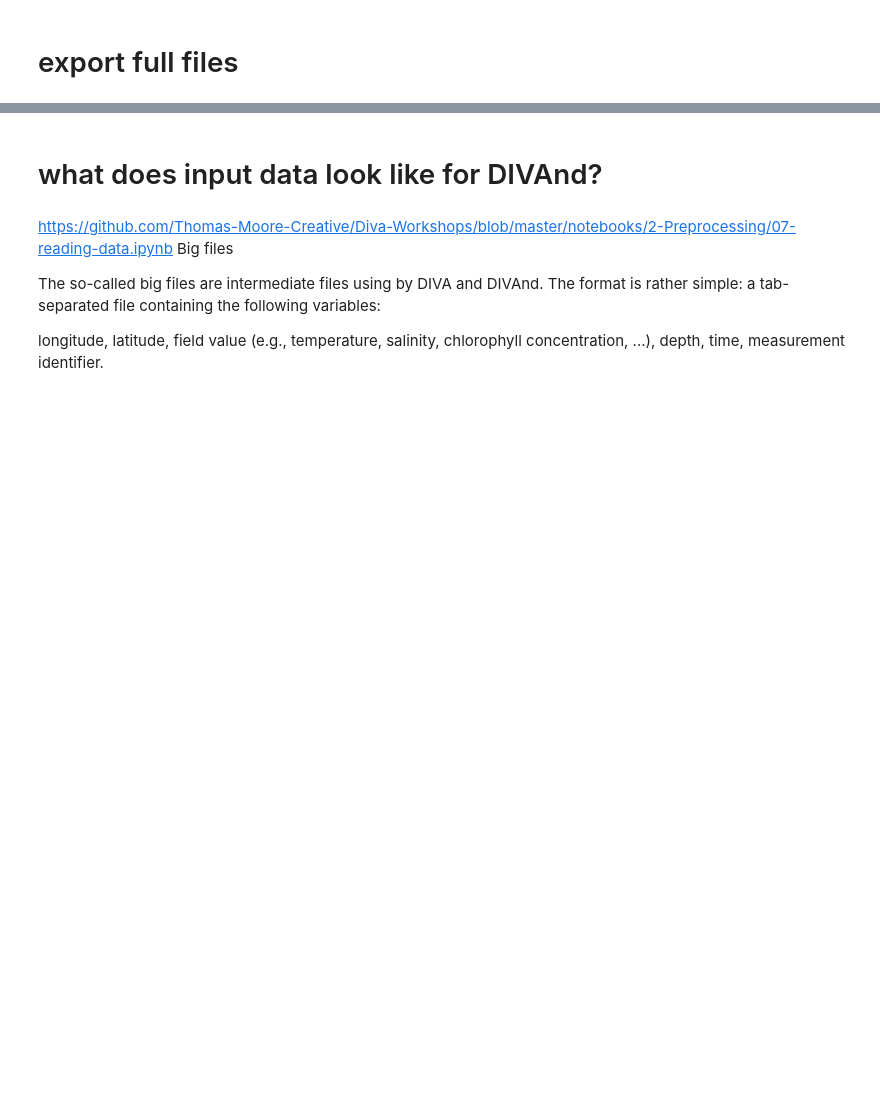
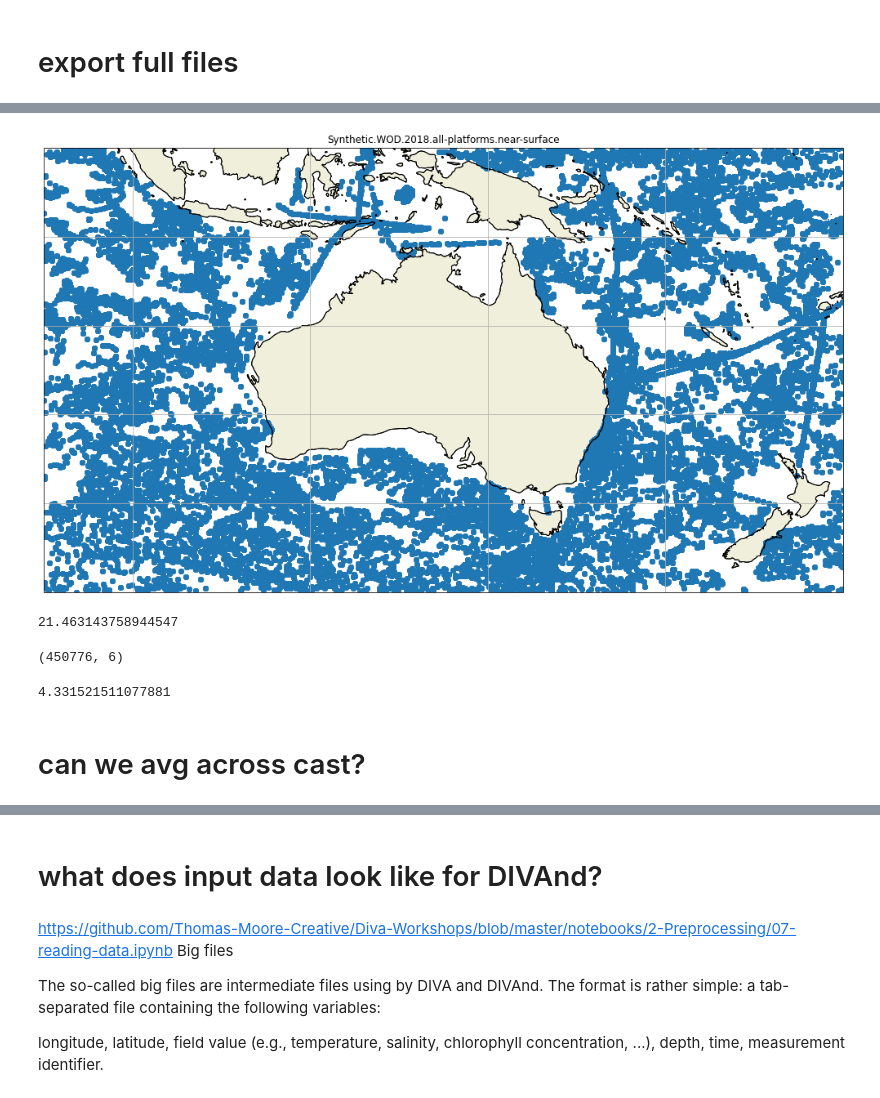
Before and after one commit to CARSv2/cars-v2, a Jupyter notebook: notebooks/Synthetic_WOD-explore-prep-TSM.ipynb, the cells around one changed output, grey strips where cells are left out. Cells and saved outputs as stored; diff of their text form; code cells hidden in the pictures; blank space fills up the shorter version.

```diff
--- a/notebooks/Synthetic_WOD-explore-prep-TSM.ipynb
+++ b/notebooks/Synthetic_WOD-explore-prep-TSM.ipynb
@@ -313,3 +232,3 @@ DF.to_csv('/g/data/xv83/users/tm4888/PROJECTS/CARSv2/synthetic_wod_2018_all.txt'
 # %%
-import xhistogram as xhist
+near_surface = DF['depth'] < 5.0
 # %%
@@ -328,0 +236,18 @@ Data variables:
+# %%
+DF_plot(DF = DF_surface,title='Synthetic.WOD.2018.all-platforms.near-surface',save_flag=True)
+# %% [output]
+[figure, added]
+# %%
+DF_surface.temp.mean()
+# %% [output]
+21.463143758944547
+# %%
+DF_surface.shape
+# %% [output]
+(450776, 6)
+# %%
+DF_surface.depth.max()
+# %% [output]
+4.331521511077881
+# %% [markdown]
+# can we avg across cast?
```
Also changed, not shown: parts of 52 cells of this notebook, 2 other files.
